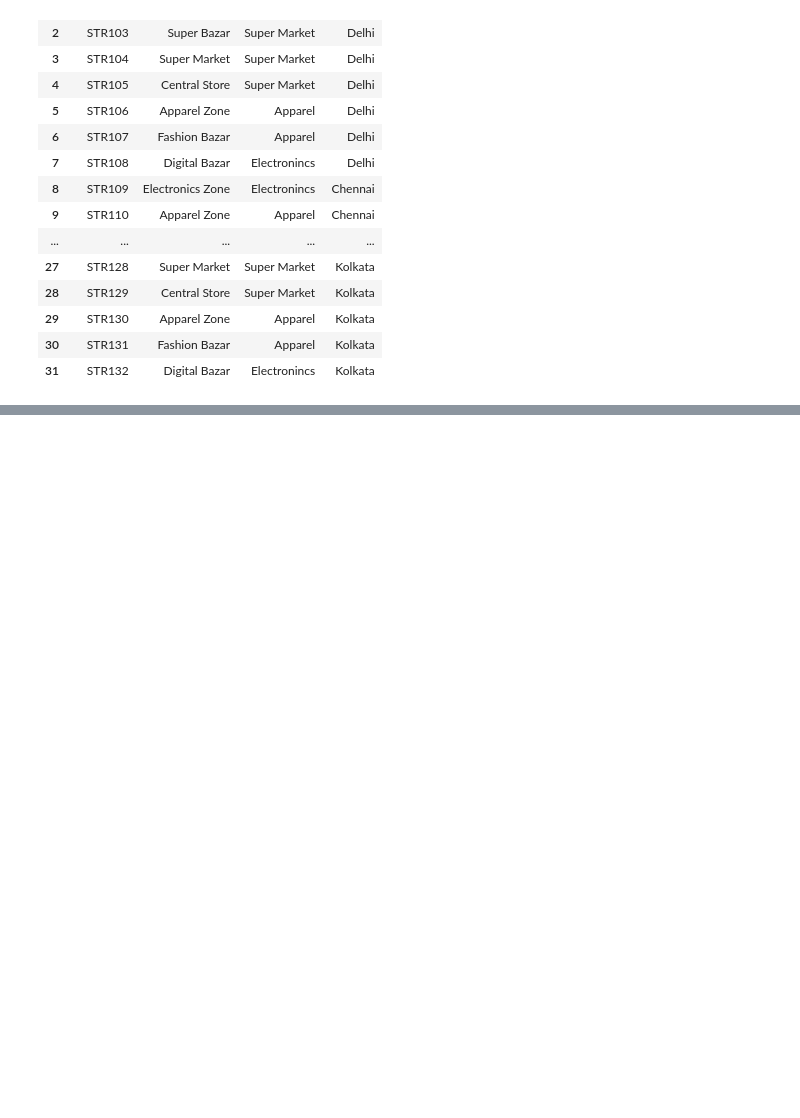
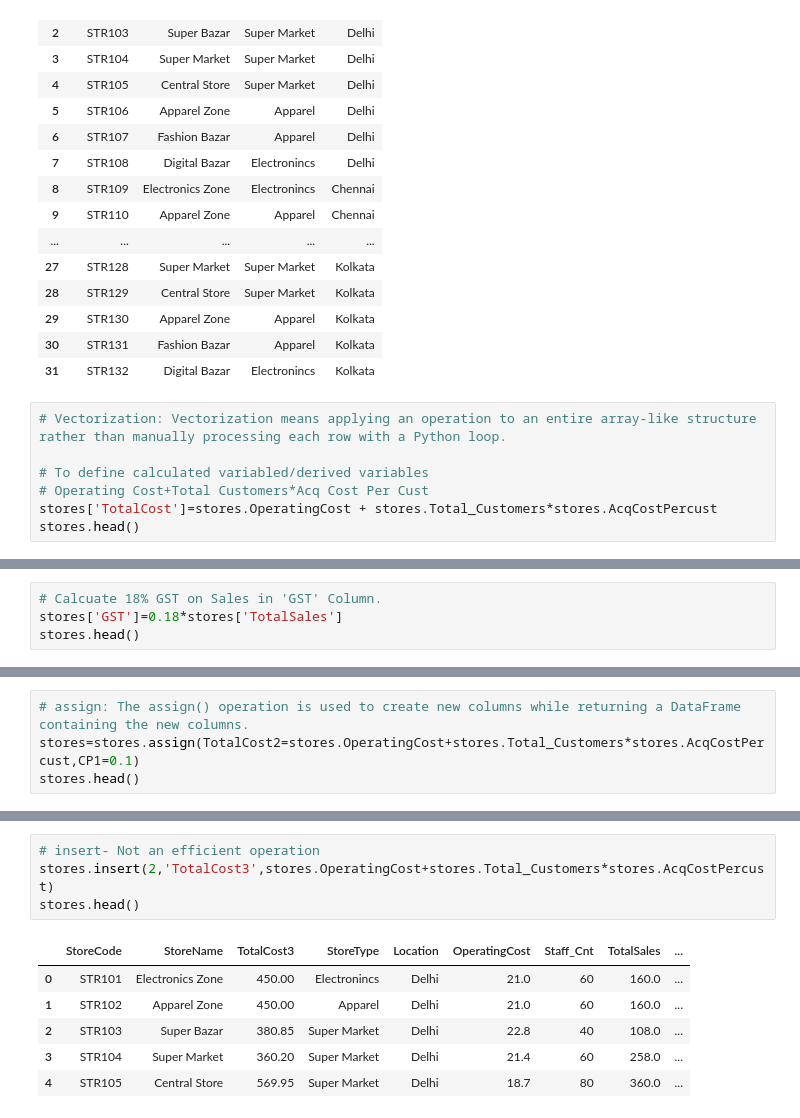
Before and after one commit to ravindrapal001/Python-Case-Studies, a Jupyter notebook: stores.ipynb, the cells around one changed output, grey strips where cells are left out. Cells and saved outputs as stored; diff of their text form; blank space fills up the shorter version.

Commit message:
Day-02: Pandas DataFrame Operations
I calculated and derived columns,  broadcasting in Pandas,  Adding Columns with assign(), and Inserting a Column with insert().

```diff
--- a/stores.ipynb
+++ b/stores.ipynb
@@ -318,3 +318,10 @@ stores.select_dtypes(exclude=[int,float])
 | 29 | STR130 | Apparel Zone | Apparel | Kolkata |
 | 30 | STR131 | Fashion Bazar | Apparel | Kolkata |
 | 31 | STR132 | Digital Bazar | Electronincs | Kolkata |
+# %%
+# Vectorization: Vectorization means applying an operation to an entire array-like structure rather than manually processing each row with a Python loop.
+
+# To define calculated variabled/derived variables
+# Operating Cost+Total Customers*Acq Cost Per Cust
+stores['TotalCost']=stores.OperatingCost + stores.Total_Customers*stores.AcqCostPercust
+stores.head()
@@ -320,0 +335,4 @@ stores.select_dtypes(exclude=[int,float])
+# %%
+# Calcuate 18% GST on Sales in 'GST' Column.
+stores['GST']=0.18*stores['TotalSales']
+stores.head()
@@ -320,0 +346,4 @@ stores.select_dtypes(exclude=[int,float])
+# %%
+# assign: The assign() operation is used to create new columns while returning a DataFrame containing the new columns.
+stores=stores.assign(TotalCost2=stores.OperatingCost+stores.Total_Customers*stores.AcqCostPercust,CP1=0.1)
+stores.head()
@@ -320,0 +357,11 @@ stores.select_dtypes(exclude=[int,float])
+# %%
+# insert- Not an efficient operation
+stores.insert(2,'TotalCost3',stores.OperatingCost+stores.Total_Customers*stores.AcqCostPercust)
+stores.head()
+# %% [output]
+|  | StoreCode | StoreName | TotalCost3 | StoreType | Location | OperatingCost | Staff_Cnt | TotalSales | ... |
+| 0 | STR101 | Electronics Zone | 450.00 | Electronincs | Delhi | 21.0 | 60 | 160.0 | ... |
+| 1 | STR102 | Apparel Zone | 450.00 | Apparel | Delhi | 21.0 | 60 | 160.0 | ... |
+| 2 | STR103 | Super Bazar | 380.85 | Super Market | Delhi | 22.8 | 40 | 108.0 | ... |
+| 3 | STR104 | Super Market | 360.20 | Super Market | Delhi | 21.4 | 60 | 258.0 | ... |
+| 4 | STR105 | Central Store | 569.95 | Super Market | Delhi | 18.7 | 80 | 360.0 | ... |
```
Also changed, not shown: parts of 4 cells of this notebook.
